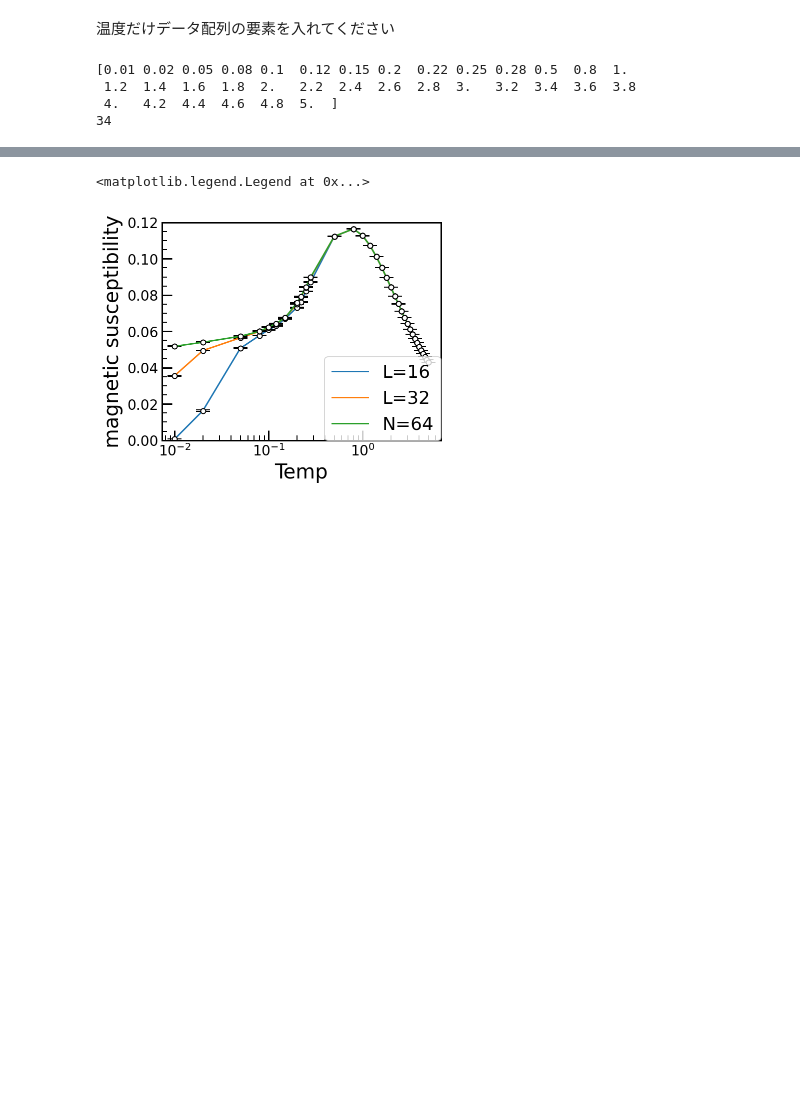
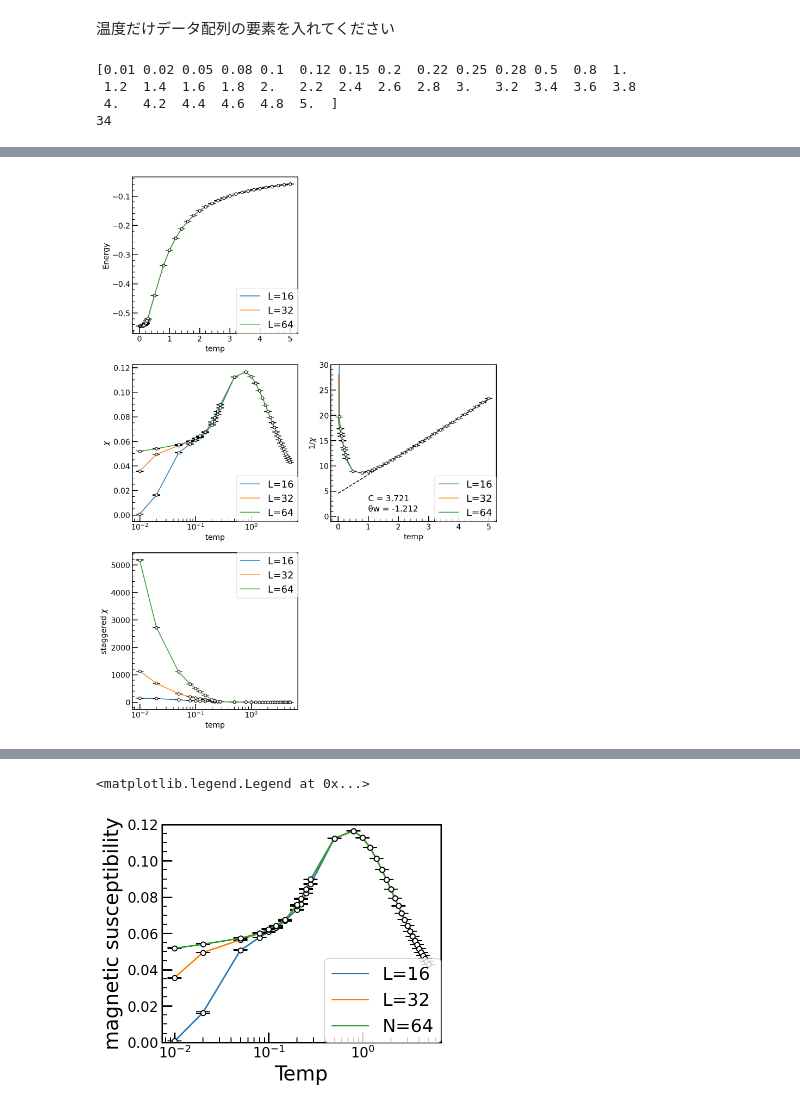
Before and after one commit to Taiga-U/bug-free-umbrella, a Jupyter notebook: makegraphs2.ipynb, the cells around one changed output, grey strips where cells are left out. Drawn from its saved outputs; the diff is of its cells as text; code cells hidden in the pictures; blank space fills up the shorter version.

```diff
--- a/makegraphs2.ipynb
+++ b/makegraphs2.ipynb
@@ -190,0 +159,66 @@ plt.legend(loc=4, borderaxespad=0, fontsize=18)
+# %%
+fig = plt.figure(figsize=(12,18))
+gyou = 3
+retsu = 2
+
+
+ax1 = fig.add_subplot(gyou,retsu,1)
+ax1.plot(temp, energy16,label="L=16")
+ax1.plot(temp, energy32,label="L=32")
+ax1.plot(temp, energy64,label="L=64")
+ax1.errorbar(temp, energy16, yerr = energy_err16, capsize=7, fmt='o', markersize=5, ecolor='black', markeredgecolor = "black", color='w')
+ax1.errorbar(temp, energy32, yerr = energy_err32, capsize=7, fmt='o', markersize=5, ecolor='black', markeredgecolor = "black", color='w')
+ax1.errorbar(temp, energy64, yerr = energy_err64, capsize=7, fmt='o', markersize=5, ecolor='black', markeredgecolor = "black", color='w')
+ax1.set_ylabel("Energy")
+ax1.set_xlabel("temp")
+ax1.legend(loc=4, borderaxespad=0, fontsize=18)
+
+
+ax3 = fig.add_subplot(gyou,retsu,3)
+ax3.plot(temp, usus16, label="L=16")
+ax3.plot(temp, usus32, label="L=32")
+ax3.plot(temp, usus64, label="L=64")
+ax3.errorbar(temp, usus16, yerr = usus_err16, capsize=7, fmt='o', markersize=5, ecolor='black', markeredgecolor = "black", color='w')
+ax3.errorbar(temp, usus32, yerr = usus_err32, capsize=7, fmt='o', markersize=5, ecolor='black', markeredgecolor = "black", color='w')
+ax3.errorbar(temp, usus64, yerr = usus_err64, capsize=7, fmt='o', markersize=5, ecolor='black', markeredgecolor = "black", color='w')
+ax3.set_ylabel("$\\chi$")
+ax3.set_xscale('log')
+ax3.set_xlabel("temp")
+ax3.legend(loc=4, borderaxespad=0, fontsize=18)
+
+
+ax4 = fig.add_subplot(gyou,retsu,4)
+ax4.plot(temp, 1/usus16, label="L=16")
+ax4.plot(temp, 1/usus32, label="L=32")
+ax4.plot(temp, 1/usus64, label="L=64")
+ax4.errorbar(temp, 1/usus16, yerr = usus_err16/(usus16)**2, capsize=7, fmt='o', markersize=5, ecolor='black', markeredgecolor = "black", color='w')
+ax4.set_ylabel("1/$\chi$")
+ax4.set_xlabel("temp")
+# ax4.set_xscale('log')
+ax4.set_ylim(-1,30)
+# ax4.set_ylim(-1,22)
+ax4.legend(loc=4, borderaxespad=0, fontsize=18)
+#以下は最小二乗法
+chaifit = CW_fit(temp,1/usus16, 1,5,1)
+x = temp
+y = chaifit[2]*x + chaifit[3]
+ax4.plot(x,y,"--",color = "0")
+ax4.text(1,1,"θw = {}".format(round(chaifit[1],3)),fontsize=15)
+ax4.text(1,3,"C = {}".format(round(chaifit[2],3)),fontsize=15)
+
+ax5 = fig.add_subplot(gyou,retsu,5)
+ax5.plot(temp, ssus16, label="L=16")
+ax5.plot(temp, ssus32, label="L=32")
+ax5.plot(temp, ssus64, label="L=64")
+ax5.errorbar(temp, ssus16, yerr = ssus_err16, capsize=7, fmt='o', markersize=5, ecolor='black', markeredgecolor = "black", color='w')
+ax5.errorbar(temp, ssus32, yerr = ssus_err32, capsize=7, fmt='o', markersize=5, ecolor='black', markeredgecolor = "black", color='w')
+ax5.errorbar(temp, ssus64, yerr = ssus_err64, capsize=7, fmt='o', markersize=5, ecolor='black', markeredgecolor = "black", color='w')
+ax5.set_ylabel("staggered $\chi$")
+# ax2.set_xlim(0,1)
+ax5.set_xscale('log')
+ax5.set_xlabel("temp")
+ax5.legend(loc=1, borderaxespad=0, fontsize=18)
+
+plt.show()
+# %% [output]
+[figure, added]
```
Also changed, not shown: parts of 5 cells of this notebook.
